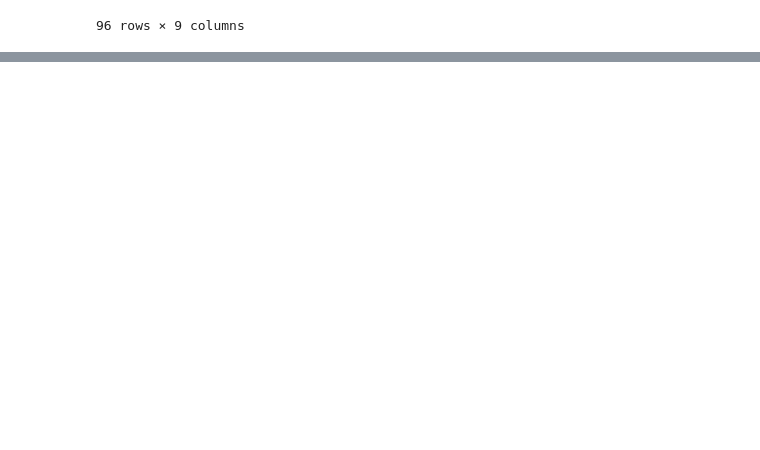
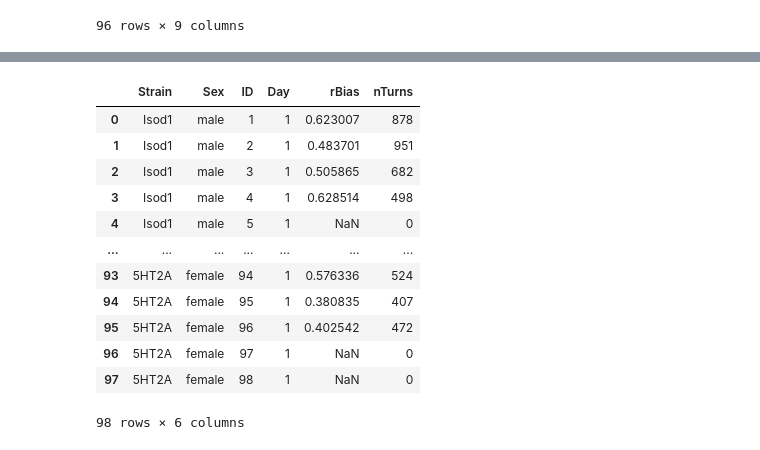
Before and after one commit to PY-305-Bayesian-Statistics/PS1, a Jupyter notebook: Learning Python.ipynb, the cells around one changed output, grey strips where cells are left out. Cells and saved outputs as stored; diff of their text form; code cells hidden in the pictures; blank space fills up the shorter version.

```diff
--- a/Learning Python.ipynb
+++ b/Learning Python.ipynb
@@ -726,0 +757,16 @@ KeyError: 'Batch'
+# %%
+pd_day3
+# %% [output]
+|  | Strain | Sex | ID | Day | rBias | nTurns |
+| 0 | Isod1 | male | 1 | 1 | 0.623007 | 878 |
+| 1 | Isod1 | male | 2 | 1 | 0.483701 | 951 |
+| 2 | Isod1 | male | 3 | 1 | 0.505865 | 682 |
+| 3 | Isod1 | male | 4 | 1 | 0.628514 | 498 |
+| 4 | Isod1 | male | 5 | 1 | NaN | 0 |
+| ... | ... | ... | ... | ... | ... | ... |
+| 93 | 5HT2A | female | 94 | 1 | 0.576336 | 524 |
+| 94 | 5HT2A | female | 95 | 1 | 0.380835 | 407 |
+| 95 | 5HT2A | female | 96 | 1 | 0.402542 | 472 |
+| 96 | 5HT2A | female | 97 | 1 | NaN | 0 |
+| 97 | 5HT2A | female | 98 | 1 | NaN | 0 |
+98 rows × 6 columns
```
Also changed, not shown: parts of 11 cells of this notebook.
